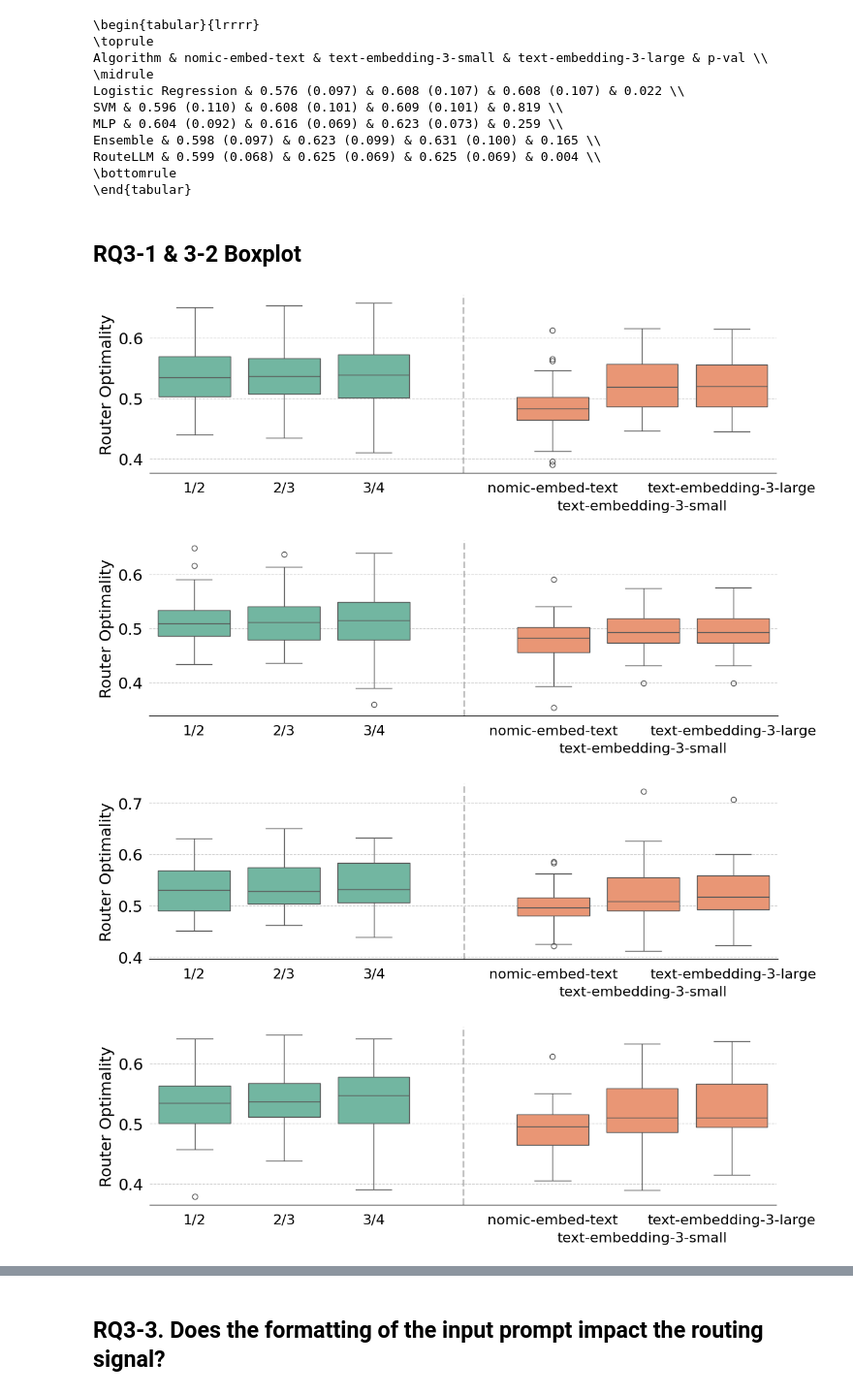
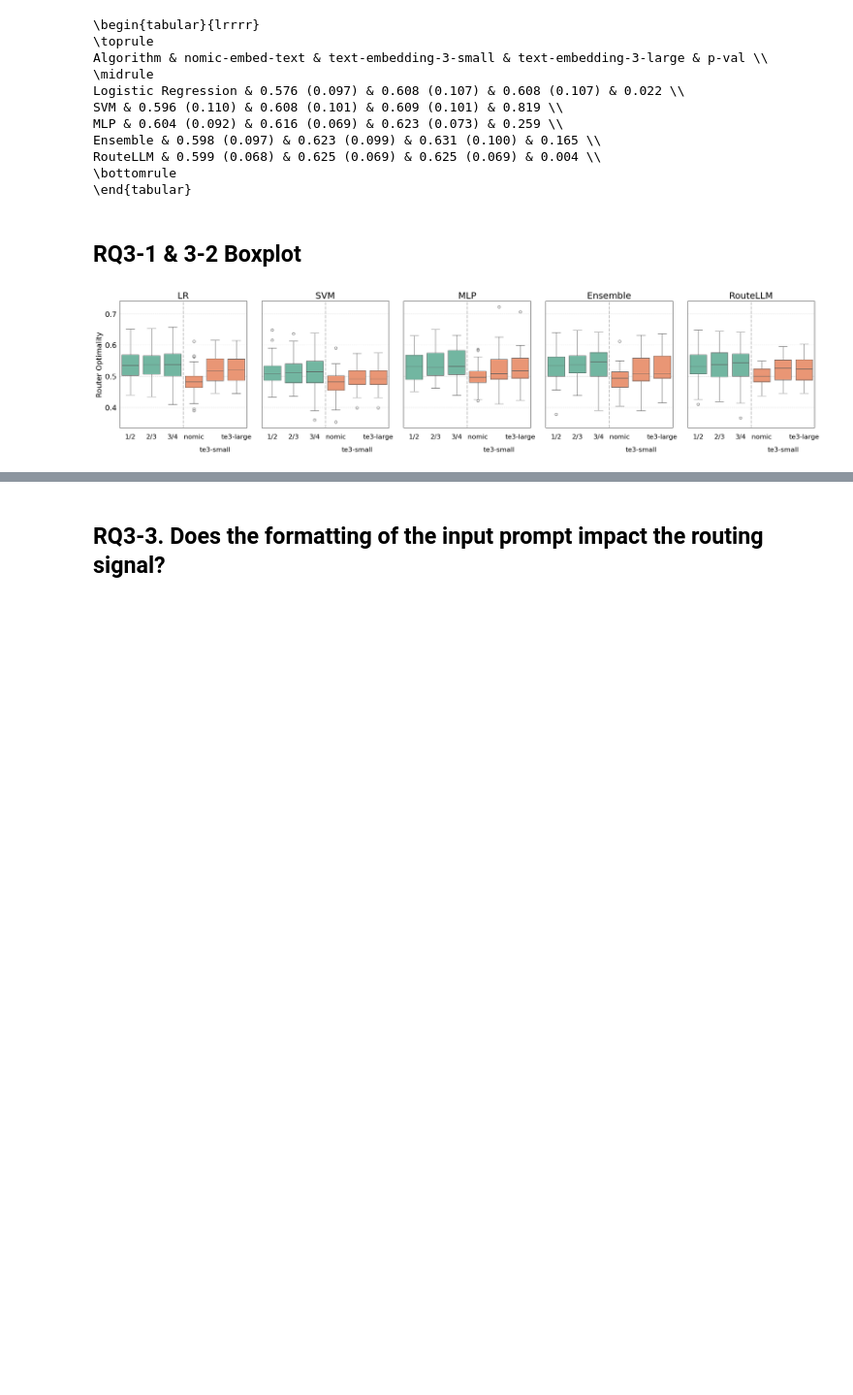
Before and after one commit to coinse/starouter, a Jupyter notebook: notebooks/RQ3_Input_Variations.ipynb, the cells around one changed output, grey strips where cells are left out. Shown: that part at 97% size. Drawn from its saved outputs; the diff is of its cells as text; code cells hidden in the pictures; blank space fills up the shorter version.

Commit message:
update RQ3 input comparison boxplot

```diff
--- a/notebooks/RQ3_Input_Variations.ipynb
+++ b/notebooks/RQ3_Input_Variations.ipynb
@@ -179,59 +179,64 @@ plt.rcParams.update({'font.size': 18})
 
 testing_df = pd.read_csv(f'metrics/router_optimality_{DEFAULT_PROMPT_TYPE}.csv', index_col=0)
 
-plot_order = ['1/2', '2/3', '3/4', 'GAP',
+plot_order = ['1/2', '2/3', '3/4',
               'nomic-embed-text', 'text-embedding-3-small', 'text-embedding-3-large']
 
 c1 = plt.get_cmap('Set2').colors[0]
 c2 = plt.get_cmap('Set2').colors[1]
 palette = {
     '1/2': c1, '2/3': c1, '3/4': c1,
-    'GAP': 'white', # Dummy color
     'nomic-embed-text': c2,
     'text-embedding-3-small': c2,
     'text-embedding-3-large': c2
 }
 
-for alg in ALGORITHMS:
-    fig, ax = plt.subplots(figsize=(12, 4))
+fig, axes = plt.subplots(1, len(ALGORITHMS), figsize=(5 * len(ALGORITHMS), 6), sharey=True)
 
+for alg, ax in zip(ALGORITHMS, axes):
     sns.boxplot(data=testing_df, x='type', y=alg, ax=ax,
                 order=plot_order, palette=palette, hue='type', legend=False)
 
-
+    ax.set_title(alg if alg != 'Logistic Regression' else 'LR')
     ax.grid(True, axis='y', linestyle='--', alpha=0.6)
     ax.set_axisbelow(True)
 
     ax.set_xlabel('')
     ax.set_xticks([])
 
-    ax.axvline(x=3, color='gray', linestyle='--', linewidth=2, alpha=0.5)
+    ax.axvline(x=2.5, color='gray', linestyle='--', linewidth=2, alpha=0.5)
 
     labels_map = {
         0: '1/2', 1: '2/3', 2: '3/4',
-        4: 'nomic-embed-text',
-        5: 'text-embedding-3-small',
-        6: 'text-embedding-3-large'
+        3: 'nomic',
+        4: 'te3-small',
+        5: 'te3-large'
     }
 
+global_default_y = None
+global_staggered_y = None
+
+for ax in axes:
     y_lims = ax.get_ylim()
     y_range = y_lims[1] - y_lims[0]
     default_y = y_lims[0] - y_range * 0.05
     staggered_y = y_lims[0] - y_range * 0.15
 
+    if not global_default_y or global_default_y > default_y:
+        global_default_y = default_y
+    if not global_staggered_y or global_staggered_y > staggered_y:
+        global_staggered_y = staggered_y
+
+for ax in axes:
     for idx, label in labels_map.items():
-        y_pos = staggered_y if label == 'text-embedding-3-small' else default_y
+        y_pos = global_staggered_y if label == 'te3-small' else global_default_y
         ax.text(idx, y_pos, label, ha='center', va='top', fontsize=16)
 
     ax.set_ylabel('Router Optimality', fontsize=18)
-    sns.despine(ax=ax, top=True, right=True, left=True)
 
     ax.tick_params(axis='y', left=False)
 
-    plt.tight_layout()
-    plt.savefig(f'figures/RQ3_input_comparison_{alg}.pdf')
+plt.tight_layout()
+plt.savefig(f'figures/RQ3_input_comparison.pdf')
 # %% [output]
-[figure, old version]
+[figure, new version]
-[figure, removed]
-[figure, removed]
-[figure, removed]
```
Also changed, not shown: parts of 1 cell of this notebook, 6 other files.
